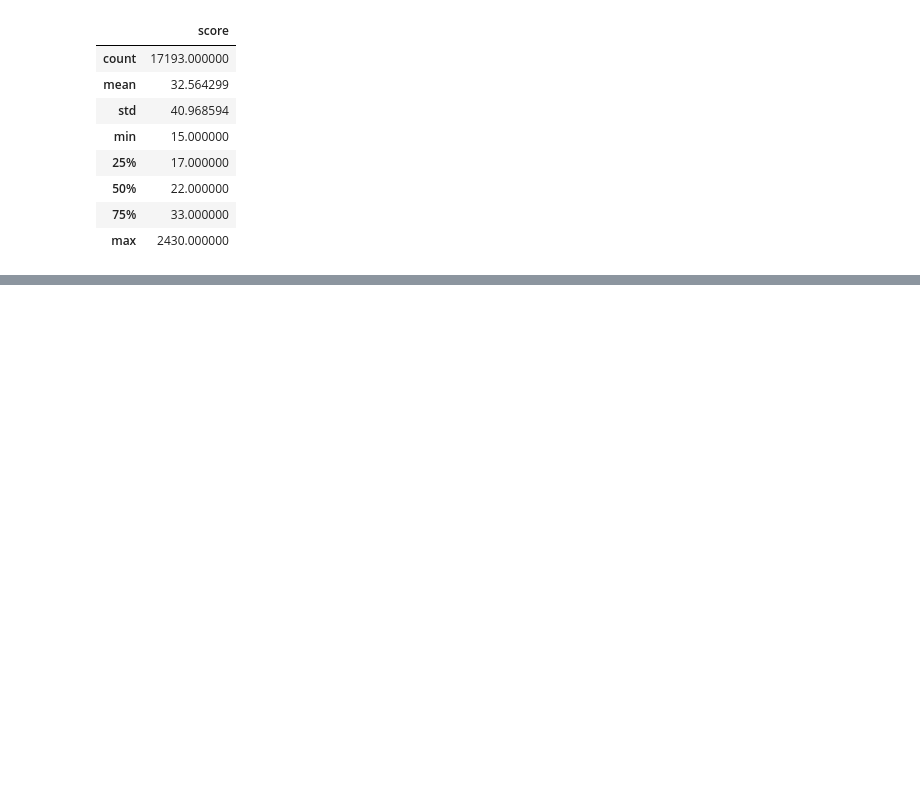
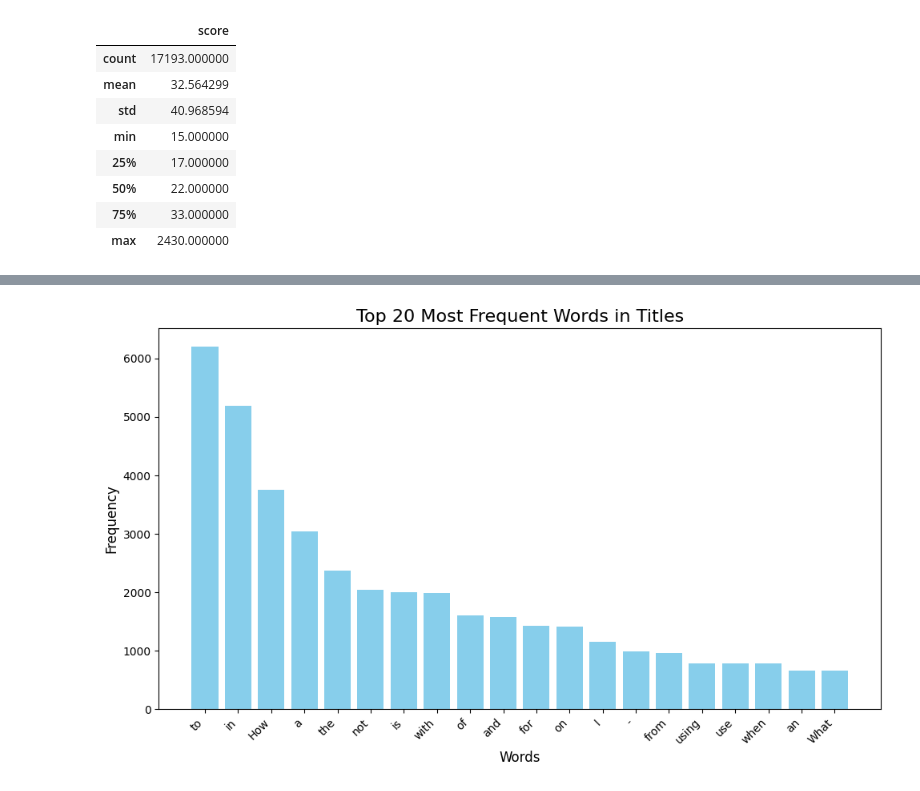
Before and after one commit to hystb/P5_Cat-gorisez_automatiquement_des_questions, a Jupyter notebook: Milan_Nicolas_1_notebook_exploration_092024.ipynb, the cells around one changed output, grey strips where cells are left out. Saved outputs shown, nothing was run; the diff lists cells and outputs as text; code cells hidden in the pictures; blank space fills up the shorter version.

```diff
--- a/Milan_Nicolas_1_notebook_exploration_092024.ipynb
+++ b/Milan_Nicolas_1_notebook_exploration_092024.ipynb
@@ -242,0 +246,4 @@ plot_WordCloud(X_clean)
+# %%
+TP.plot_words()
+# %% [output]
+[figure, added]
```
Also changed, not shown: parts of 18 cells of this notebook.
